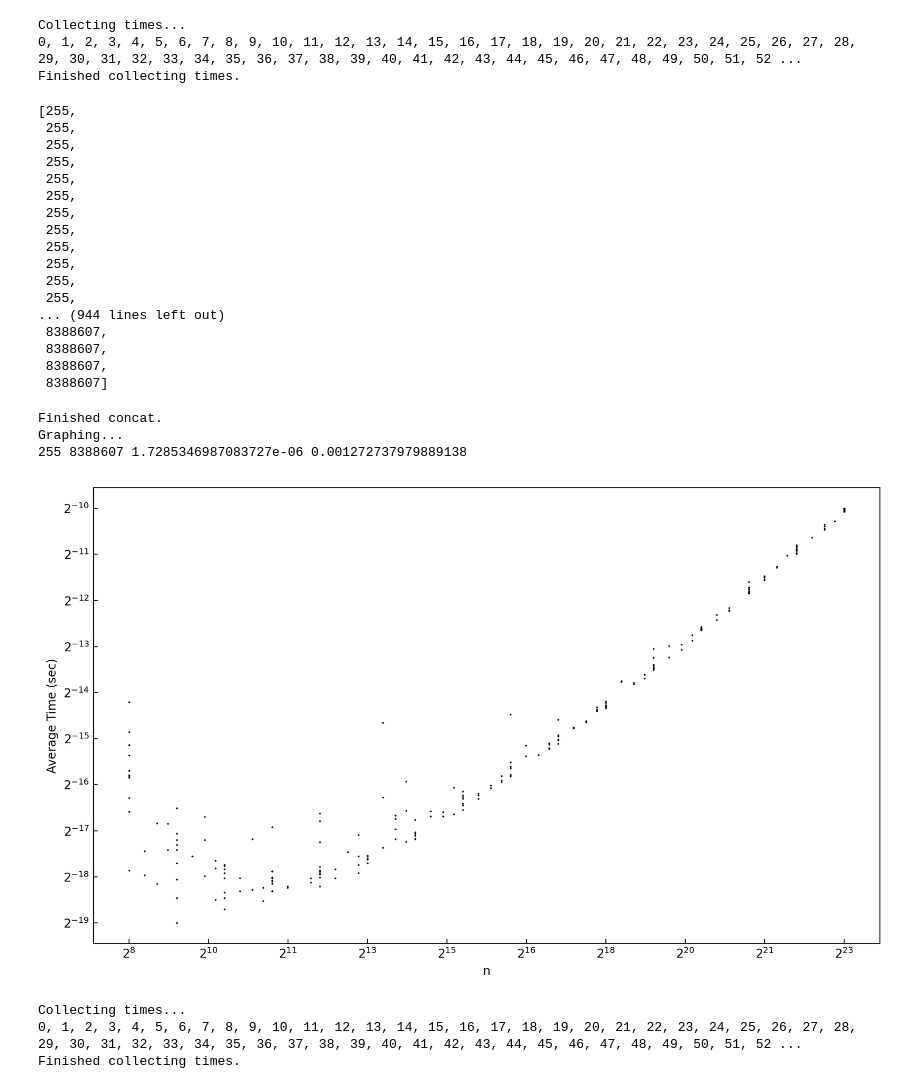
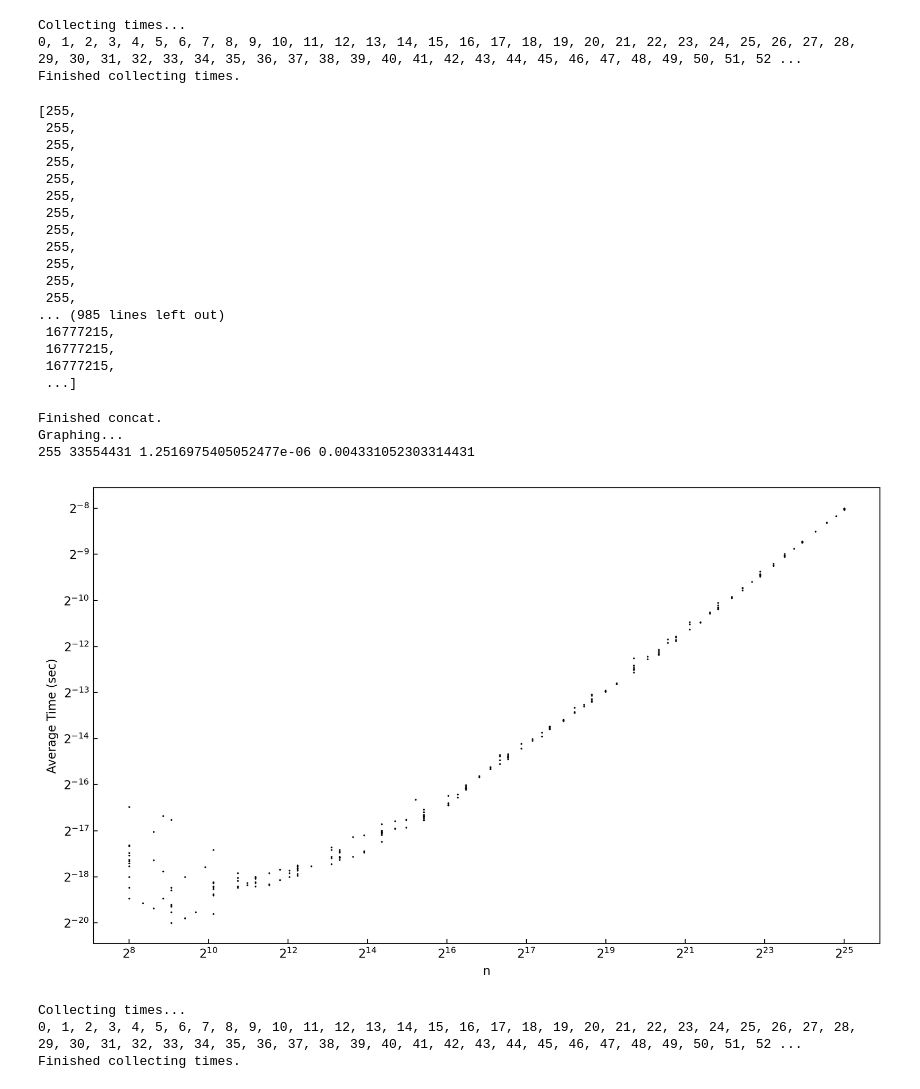
Before and after one commit to sumaddury/SmoothDLP, a Jupyter notebook: testNotebook.ipynb, the cells around one changed output. Drawn from its saved outputs; the diff is of its cells as text; code cells hidden in the pictures.

```diff
--- a/testNotebook.ipynb
+++ b/testNotebook.ipynb
@@ -137,6 +129,10 @@ indexed_64_bit_primes = {}
 for b in range(8,65):
     indexed_64_bit_primes[b] = [(2**b - k) for k in data[b]]
     print(len(indexed_64_bit_primes[b]), end=', ')
+indexed_400_bit_primes = {}
+for b in range(8,401):
+    indexed_400_bit_primes[b] = [(2**b - k) for k in data[b]]
+    print(len(indexed_400_bit_primes[b]), end=', ')
 # %% [output]
 10, 10, 10, 10, 10, 10, 10, 10, 10, 10, 10, 10, 10, 10, 10, 10, 10, 10, 10, 10, 10, 10, 10, 10, 10, 10, 10, 10, 10, 10, 10, 10, 10, 10, 10, 10, 10, 10, 10, 10, 10, 10, 10, 10, 10, 10, 10, 10, 10, 10,  ...
 # %%
@@ -218,5 +214,5 @@ Graphing...
 # %%
-data_e = [e for e in range(8, 24)]
+data_e = [e for e in range(8, 26)]
 
 data_smooth = []
 for e in data_e:
@@ -268,18 +264,18 @@ inputs
  255,
  255,
  255,
-... (944 lines left out)
- 8388607,
- 8388607,
- 8388607,
- 8388607]
+... (985 lines left out)
+ 16777215,
+ 16777215,
+ 16777215,
+ ...]
 # %%
-graph_complexity([(t+sys.float_info.epsilon) for t in times_smooth[0]], inputs, dpts=240, log=True)
+graph_complexity([(t+sys.float_info.epsilon) for t in times_smooth[0]], inputs, dpts=270, log=True)
 # %% [output]
 Finished concat.
 Graphing...
-255 8388607 1.7285346987083727e-06 0.001272737979889138
+255 33554431 1.2516975405052477e-06 0.004331052303314431
-[figure, old version]
+[figure, new version]
 # %%
 U = [float(i/100.0) for i in range(5000)]
 times = primality_complexity(lambda n : log_dickman(n), 0, sorted(U))
```
Also changed, not shown: parts of 18 cells of this notebook, 13 other files.
